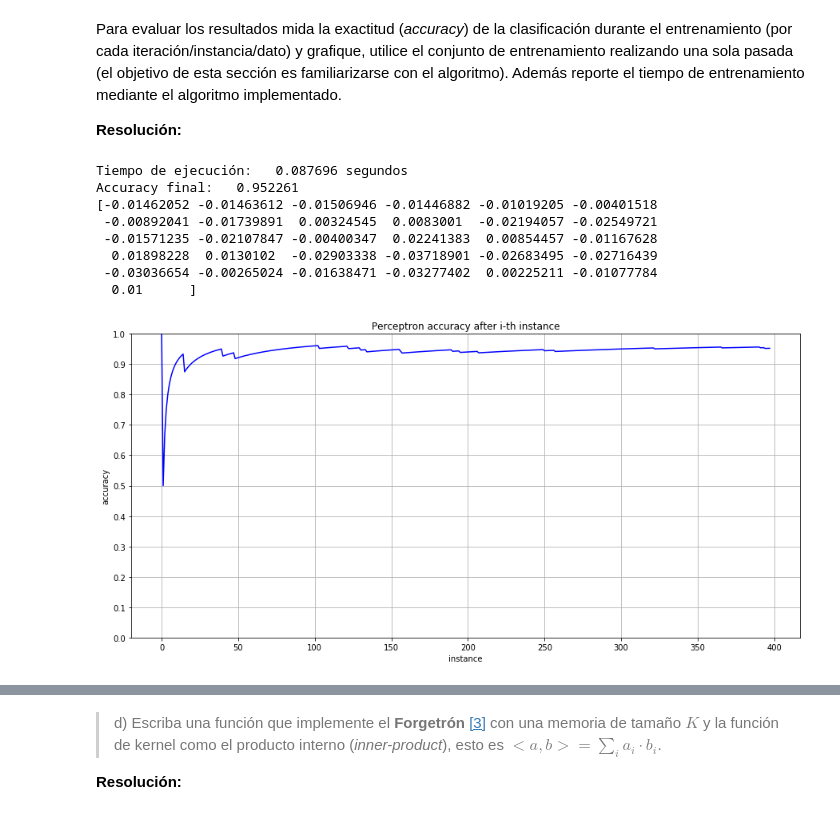
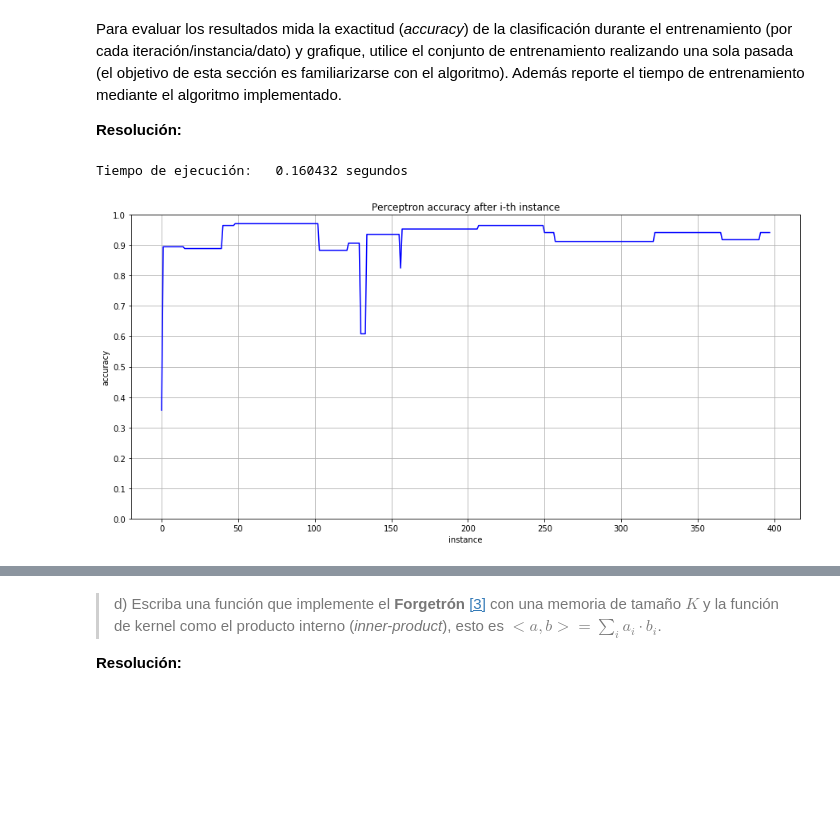
Before and after one commit to Pellizzari/Tarea0-INF393-II-2019, a Jupyter notebook: Solucion.ipynb, the cells around one changed output, grey strips where cells are left out. Saved outputs shown, nothing was run; the diff lists cells and outputs as text; code cells hidden in the pictures; blank space fills up the shorter version.

Commit message:
Gráficos respecto a testing, Gradiente arreglado, por comentar.

```diff
--- a/Solucion.ipynb
+++ b/Solucion.ipynb
@@ -41,12 +41,13 @@ Por último, la clase *Perceptron* incluye un atributo *iterations* para permiti
 class Perceptron(object):
     # Constructor del Perceptrón.
     #   Recibe como parámetro la cantidad de columnas "no_of_inputs" del dataset de entrenamiento.
-    def __init__(self, no_of_inputs, iterations=1, learning_rate=0.01, output=[], acc=[]):
+    def __init__(self, no_of_inputs, iterations=1, learning_rate=0.01, output=[], acc=[],acctest=[]):
       self.iterations = iterations
       self.learning_rate = learning_rate
       self.weights = np.zeros(no_of_inputs)
       self.output = output
       self.acc = list()
+      self.acctest= list()
 
     # Función de predicción.
     #   Recibe como parámetro un vector fila del dataset y un índice i.
@@ -58,19 +59,24 @@ class Perceptron(object):
         prediction = 1
       else:
         prediction = 0
-      self.output.append(prediction)
+      #self.output.append(prediction)
       return prediction
 
     # Función de entrenamiento.
     #   Recibe como parámetro la data de entrenamiento y los resultados esperados para cada instancia del conjunto.
     #   No tiene retorno. Su implementación es utilizada para actualizar el vector de pesos tras cada instancia
     #   i del dataset. Asimismo, se calcula el accuracy del modelo tras cada una de éstas y se registra en una lista.
-    def train(self, training_inputs, labels):
+    def train(self, training_inputs, labels,testing_inputs, testing_outputs):
       for _ in range(self.iterations):
         for inputs, label in zip(training_inputs, labels):
           prediction = self.predict(inputs, i)
           self.weights += self.learning_rate * (label - prediction) * inputs
-          self.acc.append(accuracy_score(labels[0:len(self.output)], self.output, normalize=True))
+          outtest=list()
+          for inp, lab in zip(testing_inputs,testing_outputs):
+            outtest.append(self.predict(inp,i))
+          #print(outtest)
+          self.acctest.append(accuracy_score(testing_outputs,outtest, normalize=True))
+          #self.acc.append(accuracy_score(labels[0:len(self.output)], self.output, normalize=True))
 # %% [markdown]
 > c) Demuestre que lo implementado funciona en un problema real de clasificación. Para esto utilice el dataset **Breast cancer wisconsin**, disponible a través de la librería __[*sklearn*](http://scikit-learn.org)__, el cual corresponde a la detección de cancer mamario a través de características relevantes (numéricas continuas) de un examen realizado, como por ejemplo la textura, simetría y tamaño de una masa mamaria. Estas características deben combinarse linealmente para la detección del cancer.
 > <div class="alert alert-block alert-info">Es una buena práctica el normalizar los datos antes de trabajar con el modelo:</div>
@@ -95,11 +101,21 @@ y_trained = []
 for i in y_train:
   y_trained.append(i)
 
-# Se normalizan los datos del conjunto de entrenamiento entrante, agregando,
+# Se traduce el conjunto de test resultante en una lista.
+
+y_tested = []
+for j in y_test:
+  y_tested.append(j)
+
+# Se normalizan los datos del conjunto de entrenamiento y test entrante, agregando,
 # además, una columna de 1s que permita incluir el bias dentro del vector de pesos.
 scaler = StandardScaler().fit(X_train)
 X_train = scaler.transform(X_train)
 X_train = np.c_[X_train, np.ones(len(X_train))]
+
+scaler = StandardScaler().fit(X_test)
+X_test = scaler.transform(X_test)
+X_test = np.c_[X_test, np.ones(len(X_test))]
 # %% [markdown]
 Para evaluar los resultados mida la exactitud (*accuracy*) de la clasificación durante el entrenamiento (por cada iteración/instancia/dato) y grafique, utilice el conjunto de entrenamiento realizando una sola pasada (el objetivo de esta sección es familiarizarse con el algoritmo). Además reporte el tiempo de entrenamiento mediante el algoritmo implementado.
 
@@ -109,33 +125,26 @@ Para evaluar los resultados mida la exactitud (*accuracy*) de la clasificación
 from time import time
 p = Perceptron(len(X_train[0]))
 start_time=time()
-p.train(X_train, y_trained)
+p.train(X_train, y_trained, X_test, y_tested)
 elapsed_time=time()-start_time
 print("Tiempo de ejecución: %10f segundos" %elapsed_time)
-print("Accuracy final: %10f" %accuracy_score(y_trained, p.output, normalize=True))
-print(p.weights)
+#print("Accuracy final: %10f" %accuracy_score(y_trained, p.output, normalize=True))
+#print(p.weights)
 # %% [output]
-Tiempo de ejecución:   0.087696 segundos
-Accuracy final:   0.952261
-[-0.01462052 -0.01463612 -0.01506946 -0.01446882 -0.01019205 -0.00401518
- -0.00892041 -0.01739891  0.00324545  0.0083001  -0.02194057 -0.02549721
- -0.01571235 -0.02107847 -0.00400347  0.02241383  0.00854457 -0.01167628
-  0.01898228  0.0130102  -0.02903338 -0.03718901 -0.02683495 -0.02716439
- -0.03036654 -0.00265024 -0.01638471 -0.03277402  0.00225211 -0.01077784
-  0.01      ]
+Tiempo de ejecución:   0.160432 segundos
 # %%
 import matplotlib.pyplot as plt
 
 # Se grafica el accuracy del modelo tras cada instancia del conjunto de datos de entrenamiento
-x = [x for x in range(len(p.acc))]
+x = [x for x in range(len(p.acctest))]
 
 plt.figure(figsize=(15, 7)); plt.ylim(0, 1)
-plt.plot(x, p.acc, color='b')
+plt.plot(x, p.acctest, color='b')
 plt.yticks(np.arange(0, 1.1, step=0.1))
 plt.xlabel('instance'); plt.ylabel('accuracy')
 plt.title('Perceptron accuracy after i-th instance')
 plt.grid(True)
 
 plt.show()
 # %% [output]
-[figure, old version]
+[figure, new version]
```
Also changed, not shown: parts of 11 cells of this notebook.
